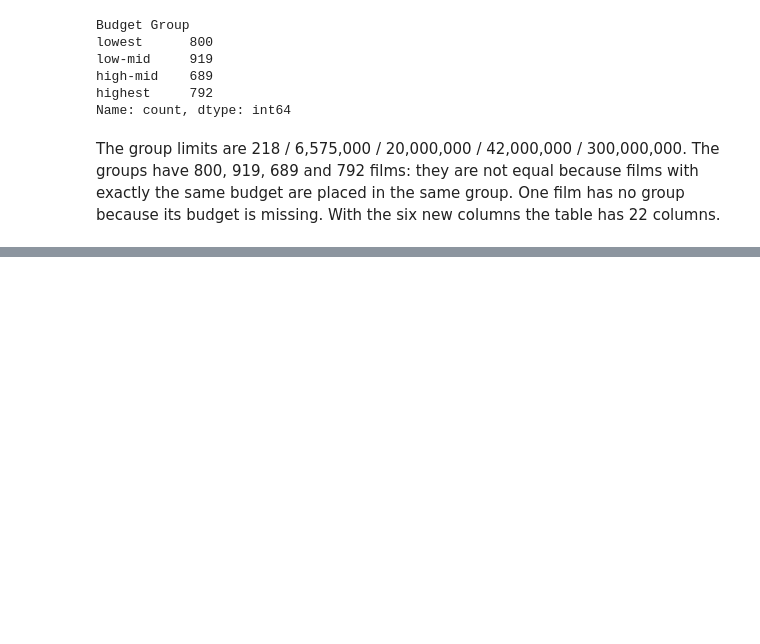
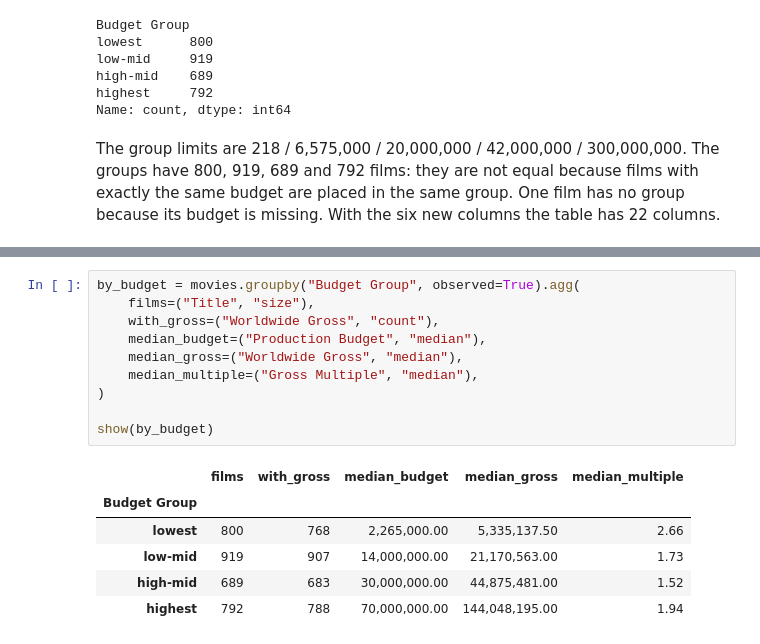
Before and after one commit to VictorSago/Lexicon-Labs, a Jupyter notebook: DA-Project/moviesdata.ipynb, the cells around one changed output, grey strips where cells are left out. Cells and saved outputs as stored; diff of their text form; blank space fills up the shorter version.

```diff
--- a/DA-Project/moviesdata.ipynb
+++ b/DA-Project/moviesdata.ipynb
@@ -792,0 +806,17 @@ The group limits are 218 / 6,575,000 / 20,000,000 / 42,000,000 / 300,000,000. Th
+# %%
+by_budget = movies.groupby("Budget Group", observed=True).agg(
+    films=("Title", "size"),
+    with_gross=("Worldwide Gross", "count"),
+    median_budget=("Production Budget", "median"),
+    median_gross=("Worldwide Gross", "median"),
+    median_multiple=("Gross Multiple", "median"),
+)
+
+show(by_budget)
+# %% [output]
+|  | films | with_gross | median_budget | median_gross | median_multiple |
+| Budget Group |  |  |  |  |  |
+| lowest | 800 | 768 | 2,265,000.00 | 5,335,137.50 | 2.66 |
+| low-mid | 919 | 907 | 14,000,000.00 | 21,170,563.00 | 1.73 |
+| high-mid | 689 | 683 | 30,000,000.00 | 44,875,481.00 | 1.52 |
+| highest | 792 | 788 | 70,000,000.00 | 144,048,195.00 | 1.94 |
```
Also changed, not shown: parts of 10 cells of this notebook.
